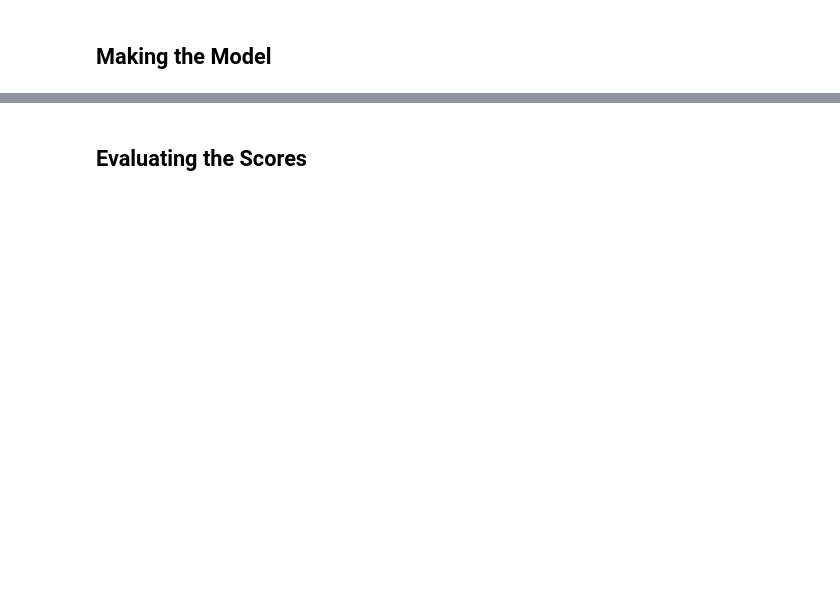
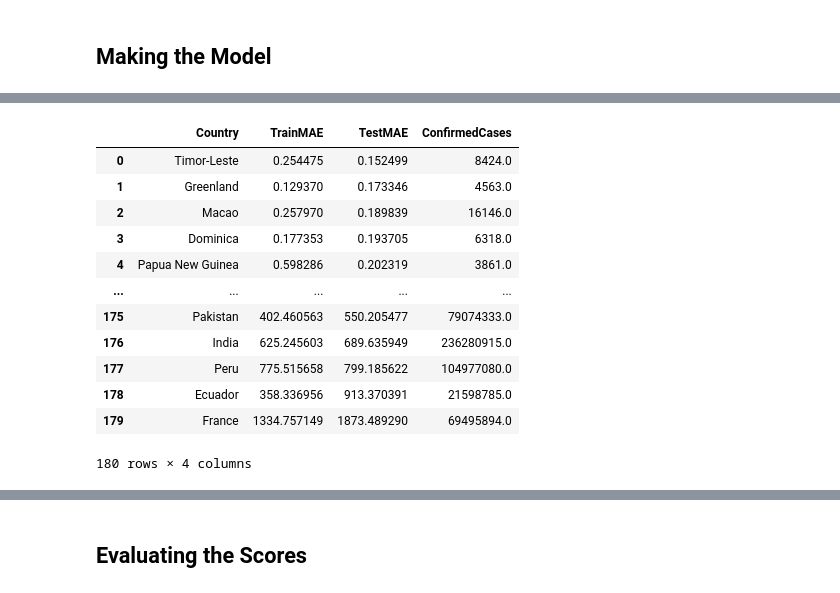
Before and after one commit to vanessa920/covid-xprize, a Jupyter notebook: covid_xprize/RyanModelCountryScores.ipynb, the cells around one changed output, grey strips where cells are left out. Drawn from its saved outputs; the diff is of its cells as text; code cells hidden in the pictures; blank space fills up the shorter version.

```diff
--- a/covid_xprize/RyanModelCountryScores.ipynb
+++ b/covid_xprize/RyanModelCountryScores.ipynb
@@ -197,0 +223,17 @@ scores_df
+# %%
+scores_df = scores_df.merge(geoid_cases, how='left', left_on='Country', right_on='CountryName').drop(['CountryName'], axis=1)
+scores_df
+# %% [output]
+|  | Country | TrainMAE | TestMAE | ConfirmedCases |
+| 0 | Timor-Leste | 0.254475 | 0.152499 | 8424.0 |
+| 1 | Greenland | 0.129370 | 0.173346 | 4563.0 |
+| 2 | Macao | 0.257970 | 0.189839 | 16146.0 |
+| 3 | Dominica | 0.177353 | 0.193705 | 6318.0 |
+| 4 | Papua New Guinea | 0.598286 | 0.202319 | 3861.0 |
+| ... | ... | ... | ... | ... |
+| 175 | Pakistan | 402.460563 | 550.205477 | 79074333.0 |
+| 176 | India | 625.245603 | 689.635949 | 236280915.0 |
+| 177 | Peru | 775.515658 | 799.185622 | 104977080.0 |
+| 178 | Ecuador | 358.336956 | 913.370391 | 21598785.0 |
+| 179 | France | 1334.757149 | 1873.489290 | 69495894.0 |
+180 rows × 4 columns
```
Also changed, not shown: parts of 10 cells of this notebook, 14 other files.
